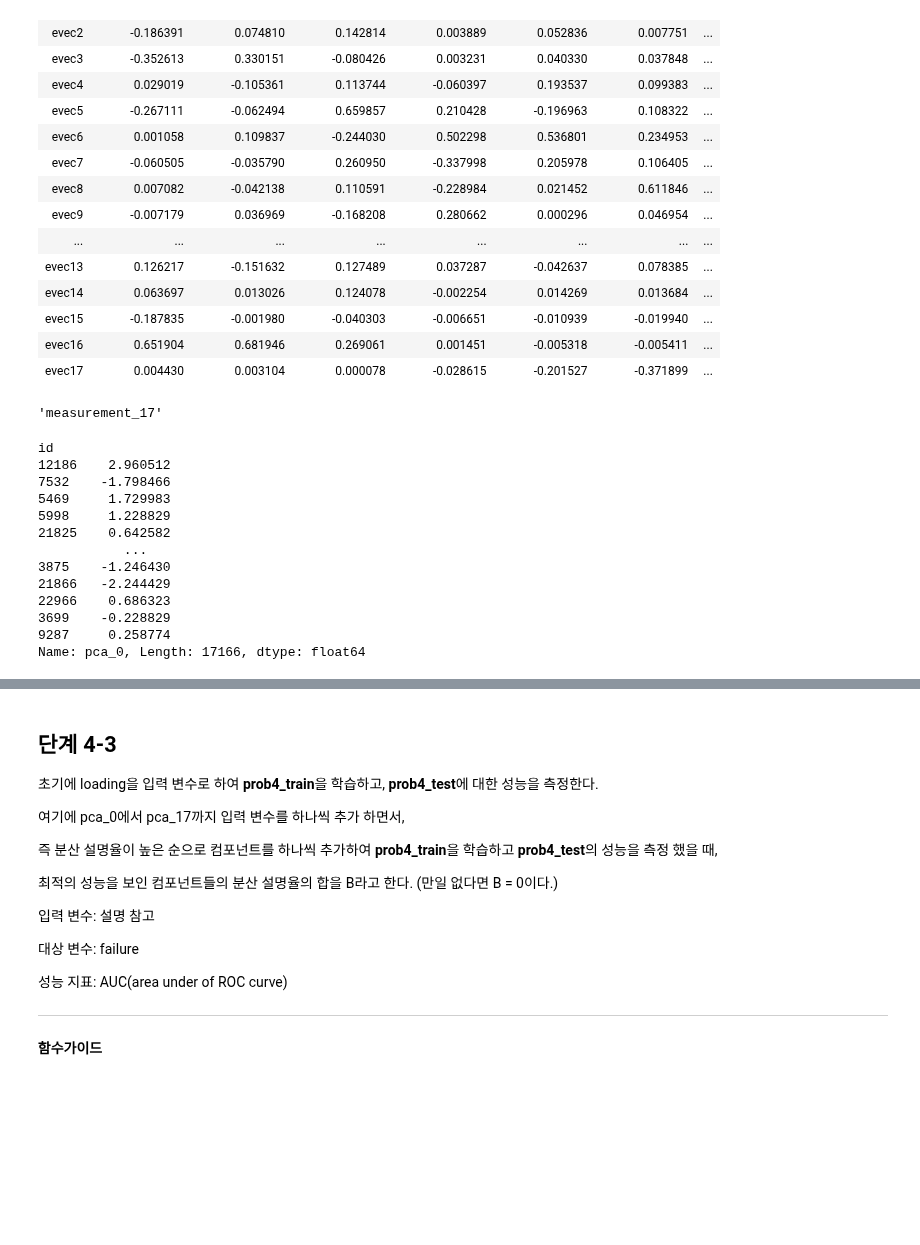
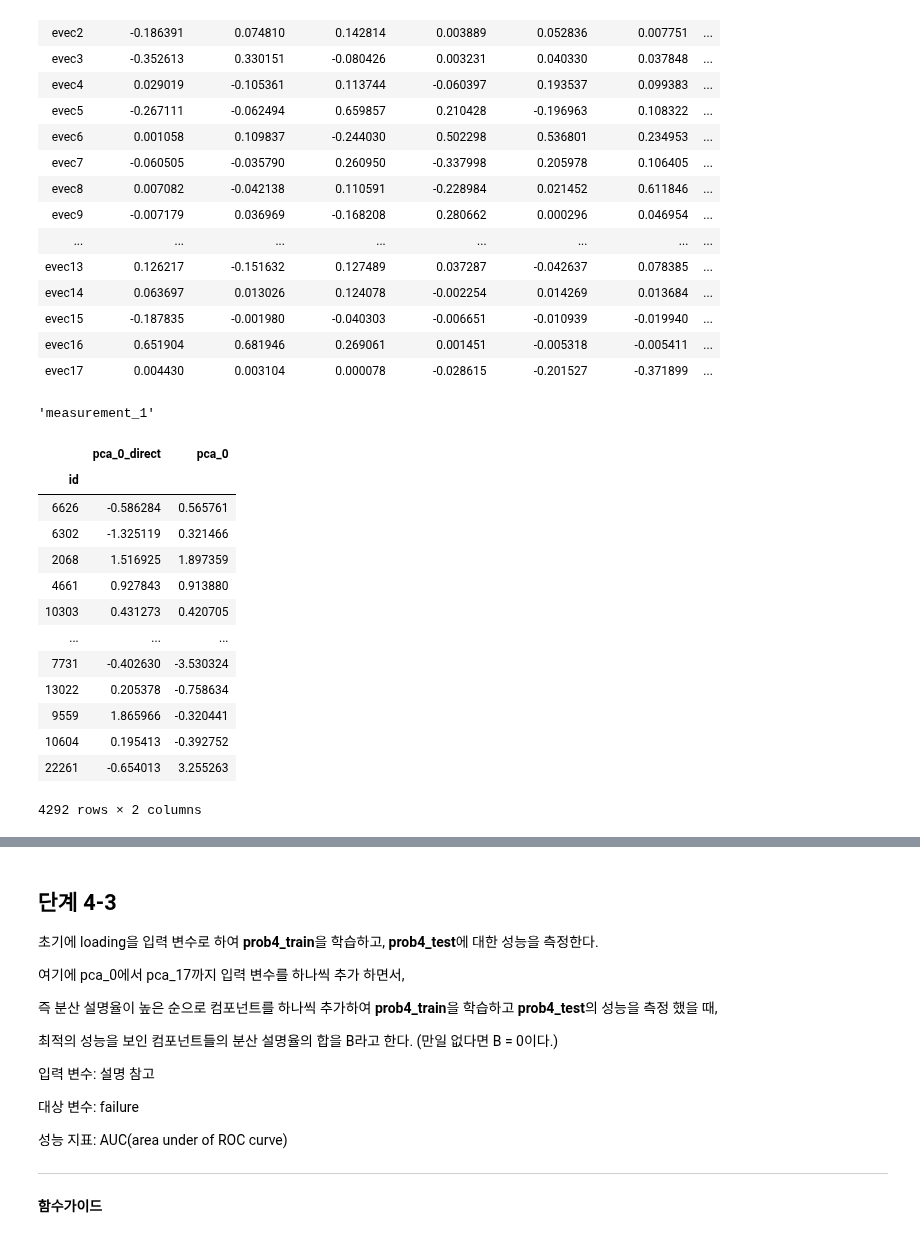
Before and after one commit to sunkusun9/DS_lv3_2510, a Jupyter notebook: sec_ds_lv3_prob1_prob.ipynb, the cells around one changed output, grey strips where cells are left out. Drawn from its saved outputs; the diff is of its cells as text; code cells hidden in the pictures; blank space fills up the shorter version.

```diff
--- a/sec_ds_lv3_prob1_prob.ipynb
+++ b/sec_ds_lv3_prob1_prob.ipynb
@@ -1685,23 +1677,33 @@ df_emat
 | evec16 | 0.651904 | 0.681946 | 0.269061 | 0.001451 | -0.005318 | -0.005411 | ... |
 | evec17 | 0.004430 | 0.003104 | 0.000078 | -0.028615 | -0.201527 | -0.371899 | ... |
 # %%
-df_emat.iloc[0].abs().idxmax()
+# Q: 첫 번째 주성분의 영향력이 가장 큰 변수는 무엇가요?
+df_emat.loc['evec1'].abs().idxmax()
 # %% [output]
-'measurement_17'
+'measurement_1'
 # %%
-df_prob4_train['pca_0']
+# PCA 변환 과정은 입력 변수를 평균중심화를 하고, 성분에 해당하는 고유벡터와의 내적을 통해 얻을 수 있습니다.
+# 제1주성분을 직접 구해봅니다: (X - X_mean).dot(제1주성분 고유벡터)
+# 그리고 pca transform으로 나온 결과와 비교합니다.
+pd.concat([
+    (df_prob3_test[X_4] - df_prob3_train[X_4].mean()).dot(
+        df_emat.loc['evec1']
+    ).rename('pca_0_direct'),
+    df_prob4_test['pca_0']
+], axis=1)
 # %% [output]
+|  | pca_0_direct | pca_0 |
+| id |  |  |
+| 6626 | -0.586284 | 0.565761 |
+| 6302 | -1.325119 | 0.321466 |
+| 2068 | 1.516925 | 1.897359 |
+| 4661 | 0.927843 | 0.913880 |
+| 10303 | 0.431273 | 0.420705 |
+| ... | ... | ... |
+| 7731 | -0.402630 | -3.530324 |
+| 13022 | 0.205378 | -0.758634 |
+| 9559 | 1.865966 | -0.320441 |
+| 10604 | 0.195413 | -0.392752 |
+| 22261 | -0.654013 | 3.255263 |
-id
-12186    2.960512
-7532    -1.798466
-5469     1.729983
-5998     1.228829
-21825    0.642582
-           ...
-3875    -1.246430
-21866   -2.244429
-22966    0.686323
-3699    -0.228829
-9287     0.258774
-Name: pca_0, Length: 17166, dtype: float64
+4292 rows × 2 columns
 # %%
```
Also changed, not shown: parts of 13 cells of this notebook.
